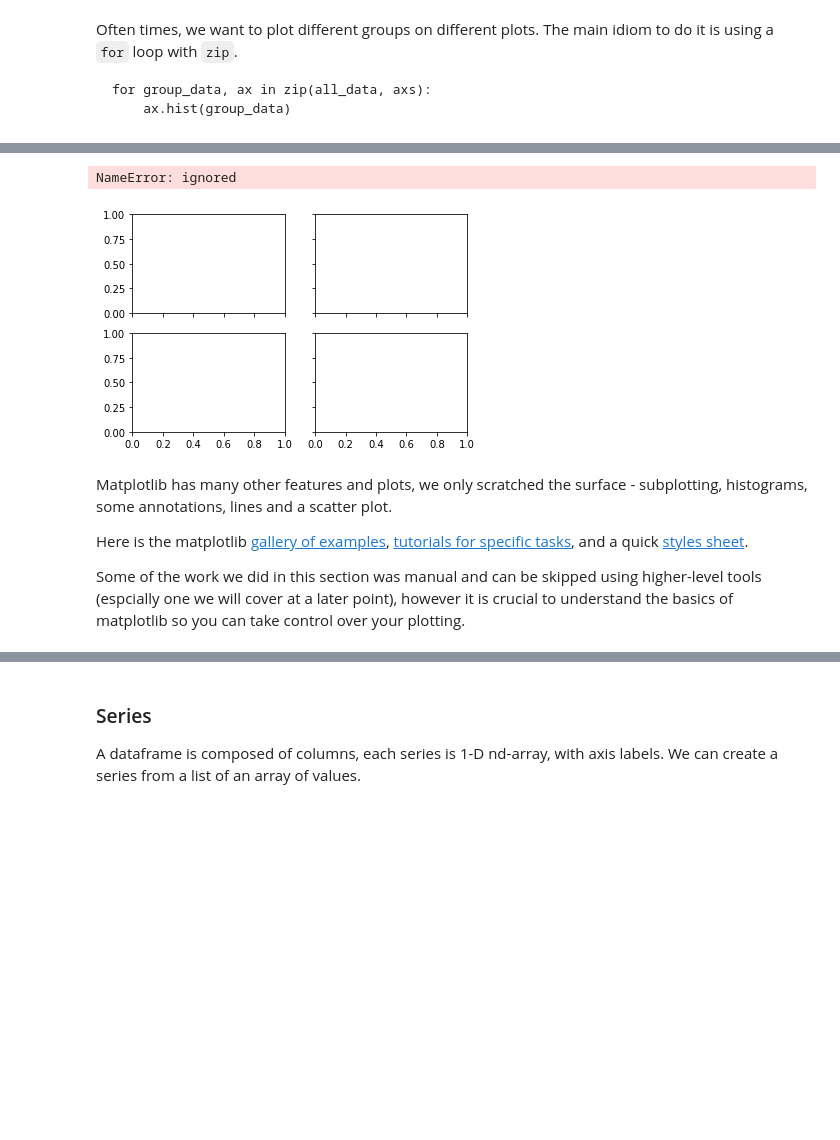
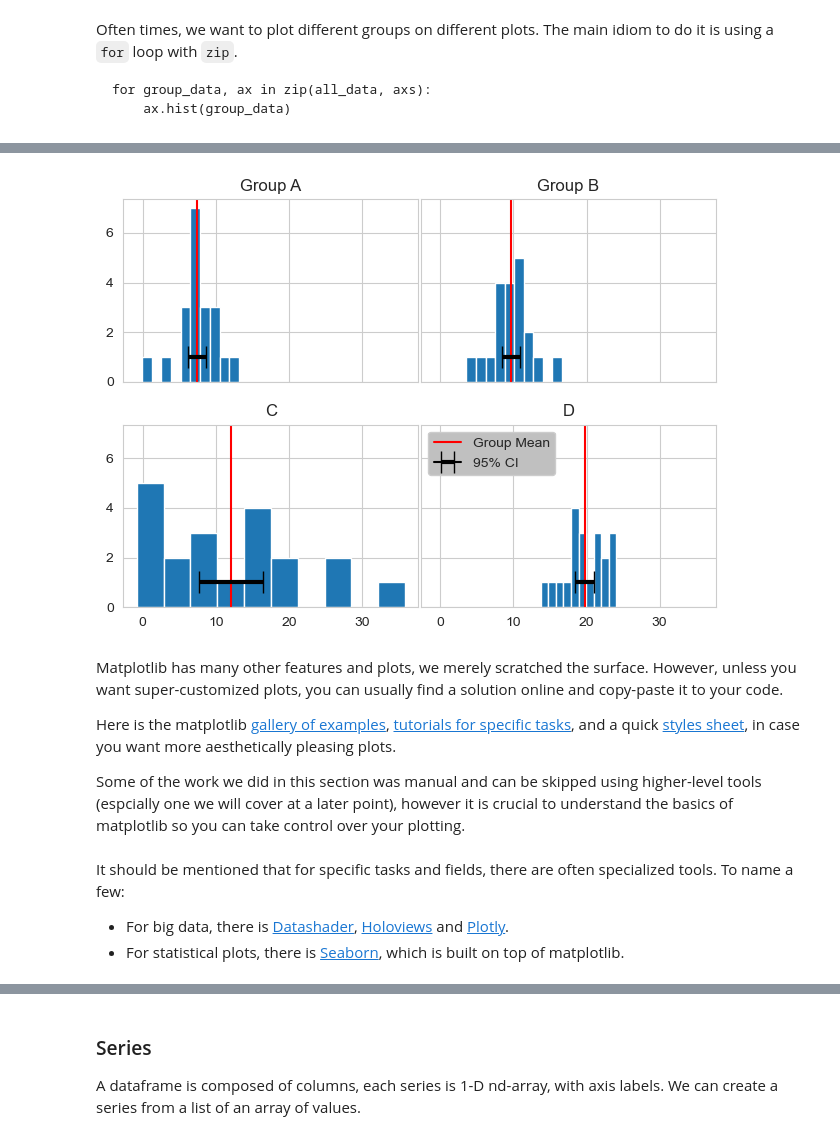
Before and after one commit to EitanHemed/python-workshop-2023, a Jupyter notebook: notebooks/Day-1-Modules.ipynb, the cells around one changed output, grey strips where cells are left out. Saved outputs shown, nothing was run; the diff lists cells and outputs as text; code cells hidden in the pictures; blank space fills up the shorter version.

Commit message:
Continued editing. Almost finishing Pandas. Should still go over everything and remove exercise answers.

```diff
--- a/notebooks/Day-1-Modules.ipynb
+++ b/notebooks/Day-1-Modules.ipynb
@@ -237,52 +386,56 @@ import matplotlib.pyplot as plt
 import numpy as np
 from scipy.stats import sem
 
+np.random.seed(99)
+
+# Creating a figure with 2 X 2 axes, with shared x and y axes, to ensure the range of values on each plot is the same.
 fig, axs = plt.subplots(2, 2, sharex=True, sharey=True)
 
+# Create a dictionary with the data for each group. Fill the Mean and std values for each group.
 data = {
-    'Group A': random.normal(loc=7, scale=3, size=20),
-    'Group B': random.normal(loc=10, scale=3, size=20),
-    'C': random.normal(loc=10, scale=9, size=20),
-    'D': random.normal(loc=20, scale=3, size=20),
+    'Group A': np.random.normal(loc=7, scale=3, size=20),
+    'Group B': np.random.normal(loc=10, scale=3, size=20),
+    'C': np.random.normal(loc=10, scale=9, size=20),
+    'D': np.random.normal(loc=20, scale=3, size=20),
 }
 
-# The maximal height (i.e. most dense bin) when turning the data into histograms
-maximal_bin_height = np.max(
-    [histogram(data[key])[0].max() for key in data]
-    )
 
-# `ravel` Returns a flat array (1D, so we can zip it with the matching keys)
+# `flat` Returns a flattened array (1D, so we can zip it with the matching keys)
 for group_name, ax in zip(data, axs.flat):
 
     # Create a histogram of the values
     ax.hist(data[group_name])
 
     # Mark the mean of the dataset.
     ax.axvline(data[group_name].mean(), c='red', label='Group Mean')
 
     # Calculate standard error of the mean and turn into 95%-CI
     ax.errorbar(x=data[group_name].mean(),
-                y=maximal_bin_height // 2,
+                y=1,
                 xerr=1.96 * sem(data[group_name]),
                 c='black', capsize=8, elinewidth=3,
                 label='95% CI'
                 )
 
     ax.set_title(group_name)
 
-ax.legend() # Add it only to the last ax.
+# Add a legend only to the last ax.
+ax.legend(facecolor='silver', framealpha=1)
 
 # Removes empty "width" space, makes axes wider (`h_pad` for "height")
 fig.tight_layout(w_pad=0.2)
 # %% [output]
-NameError: ignored
-[figure, old version]
+[figure, new version]
 # %% [markdown]
-Matplotlib has many other features and plots, we only scratched the surface - subplotting, histograms, some annotations, lines and a scatter plot.
+Matplotlib has many other features and plots, we merely scratched the surface. However, unless you want super-customized plots, you can usually find a solution online and copy-paste it to your code.
 
-Here is the matplotlib [gallery of examples](https://matplotlib.org/stable/gallery/index.html), [tutorials for specific tasks](https://matplotlib.org/stable/tutorials/index.html), and a quick [styles sheet](https://matplotlib.org/stable/gallery/style_sheets/style_sheets_reference.html).
+Here is the matplotlib [gallery of examples](https://matplotlib.org/stable/gallery/index.html), [tutorials for specific tasks](https://matplotlib.org/stable/tutorials/index.html), and a quick [styles sheet](https://matplotlib.org/stable/gallery/style_sheets/style_sheets_reference.html), in case you want more aesthetically pleasing plots.
 
 Some of the work we did in this section was manual and can be skipped using higher-level tools (espcially one we will cover at a later point), however it is crucial to understand the basics of matplotlib so you can take control over your plotting.
+# %% [markdown]
+It should be mentioned that for specific tasks and fields, there are often specialized tools. To name a few:
+* For big data, there is [Datashader](https://datashader.org/), [Holoviews](https://holoviews.org/) and [Plotly](https://plotly.com/python/).
+* For statistical plots, there is [Seaborn](https://seaborn.pydata.org/), which is built on top of matplotlib.
 # %% [markdown]
 ## Pandas
 
```
Also changed, not shown: parts of 109 cells of this notebook, 2 other files.
